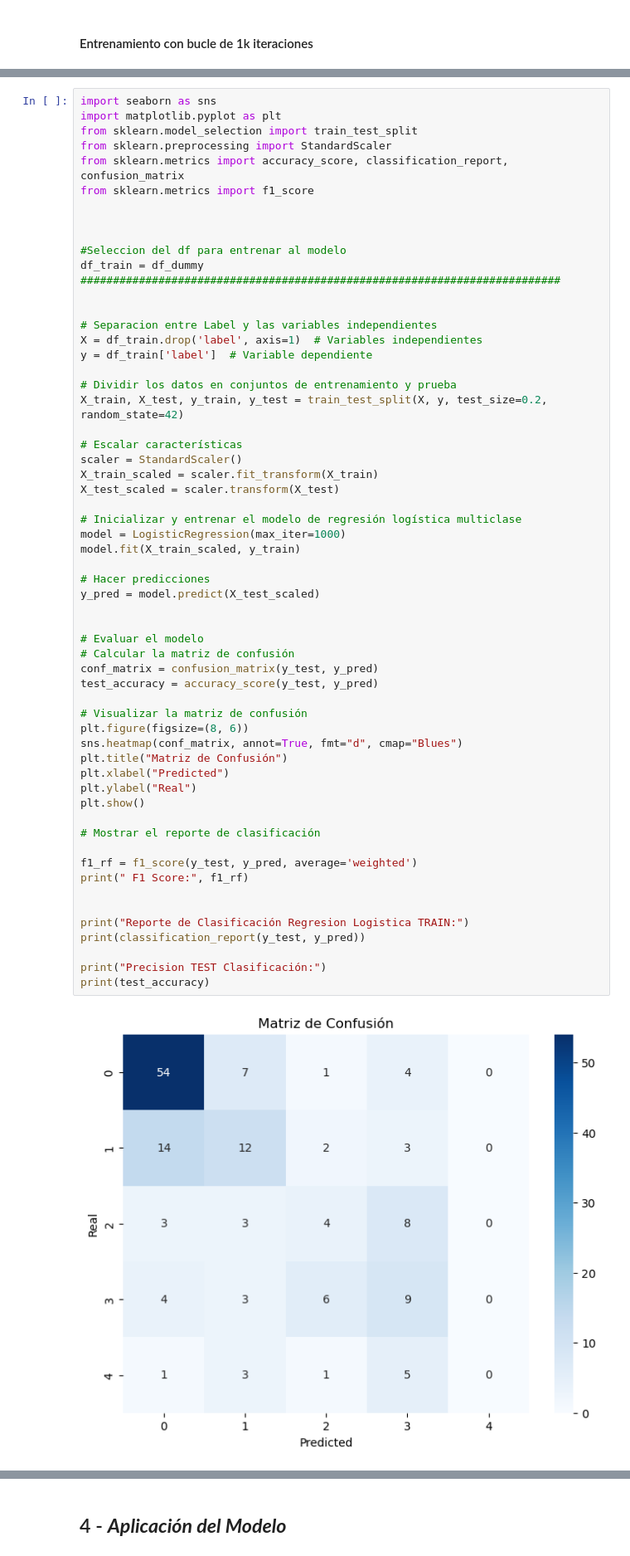
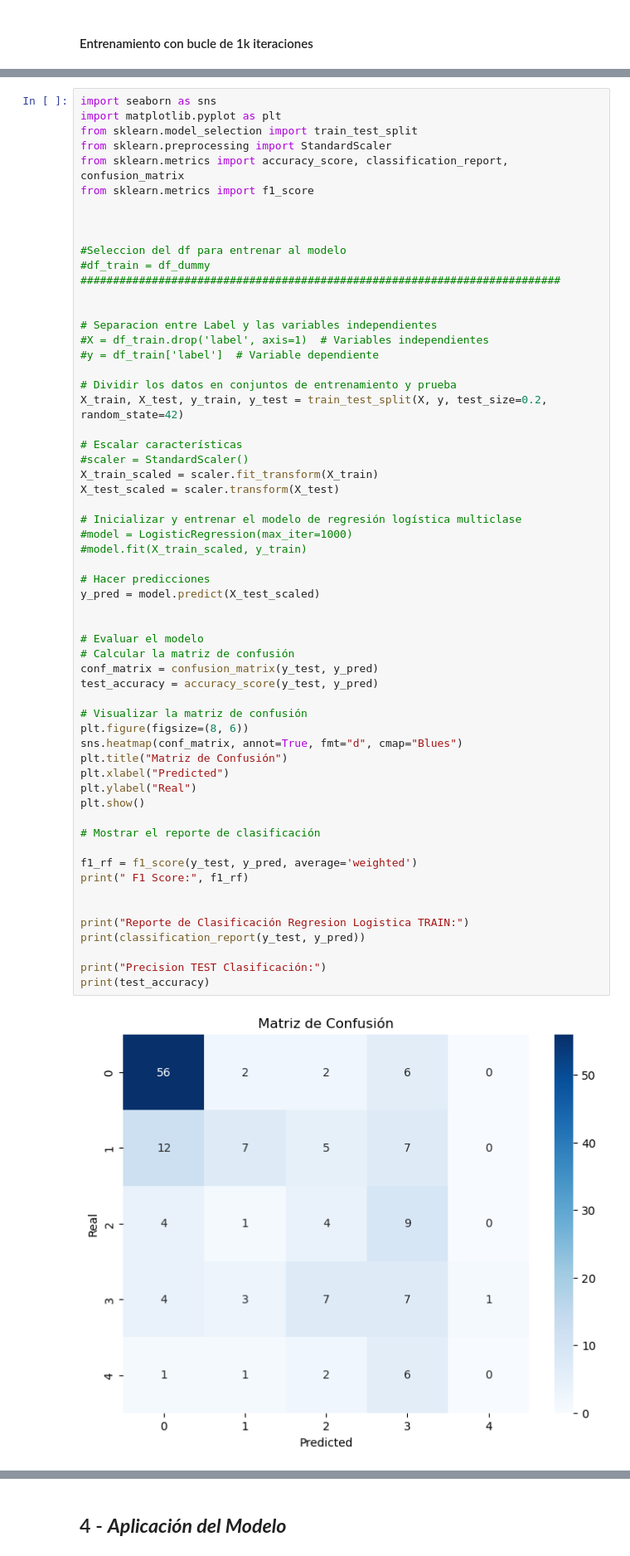
Before and after one commit to cmarty02/DATACADABRA_DataProject_3, a Jupyter notebook: data_raw/Data_Project_3_Cris.ipynb, the cells around one changed output, grey strips where cells are left out. Shown at 83% size. Saved outputs shown, nothing was run; the diff lists cells and outputs as text.

Commit message:
modelo_con_bucle_1k_iteraciones

```diff
--- a/data_raw/Data_Project_3_Cris.ipynb
+++ b/data_raw/Data_Project_3_Cris.ipynb
@@ -1506,53 +1514,53 @@ from sklearn.metrics import f1_score
 
 
 #Seleccion del df para entrenar al modelo
-df_train = df_dummy
+#df_train = df_dummy
 ##########################################################################
 
 
 # Separacion entre Label y las variables independientes
-X = df_train.drop('label', axis=1)  # Variables independientes
-y = df_train['label']  # Variable dependiente
+#X = df_train.drop('label', axis=1)  # Variables independientes
+#y = df_train['label']  # Variable dependiente
 
 # Dividir los datos en conjuntos de entrenamiento y prueba
 X_train, X_test, y_train, y_test = train_test_split(X, y, test_size=0.2, random_state=42)
 
 # Escalar características
-scaler = StandardScaler()
+#scaler = StandardScaler()
 X_train_scaled = scaler.fit_transform(X_train)
 X_test_scaled = scaler.transform(X_test)
 
 # Inicializar y entrenar el modelo de regresión logística multiclase
-model = LogisticRegression(max_iter=1000)
-model.fit(X_train_scaled, y_train)
+#model = LogisticRegression(max_iter=1000)
+#model.fit(X_train_scaled, y_train)
 
 # Hacer predicciones
 y_pred = model.predict(X_test_scaled)
 
 
 # Evaluar el modelo
 # Calcular la matriz de confusión
 conf_matrix = confusion_matrix(y_test, y_pred)
 test_accuracy = accuracy_score(y_test, y_pred)
 
 # Visualizar la matriz de confusión
 plt.figure(figsize=(8, 6))
 sns.heatmap(conf_matrix, annot=True, fmt="d", cmap="Blues")
 plt.title("Matriz de Confusión")
 plt.xlabel("Predicted")
 plt.ylabel("Real")
 plt.show()
 
 # Mostrar el reporte de clasificación
 
 f1_rf = f1_score(y_test, y_pred, average='weighted')
 print(" F1 Score:", f1_rf)
 
 
 print("Reporte de Clasificación Regresion Logistica TRAIN:")
 print(classification_report(y_test, y_pred))
 
 print("Precision TEST Clasificación:")
 print(test_accuracy)
 # %% [output]
-[figure, old version]
+[figure, new version]
```
Also changed, not shown: parts of 5 cells of this notebook, 1 other file.
